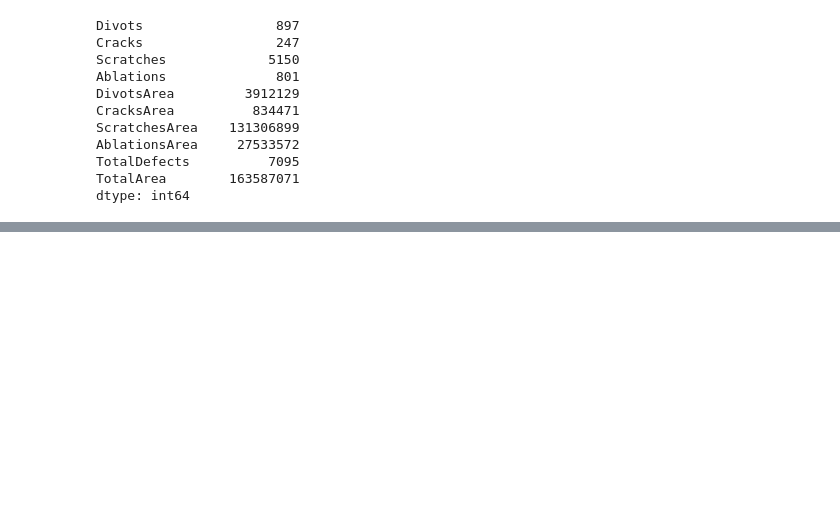
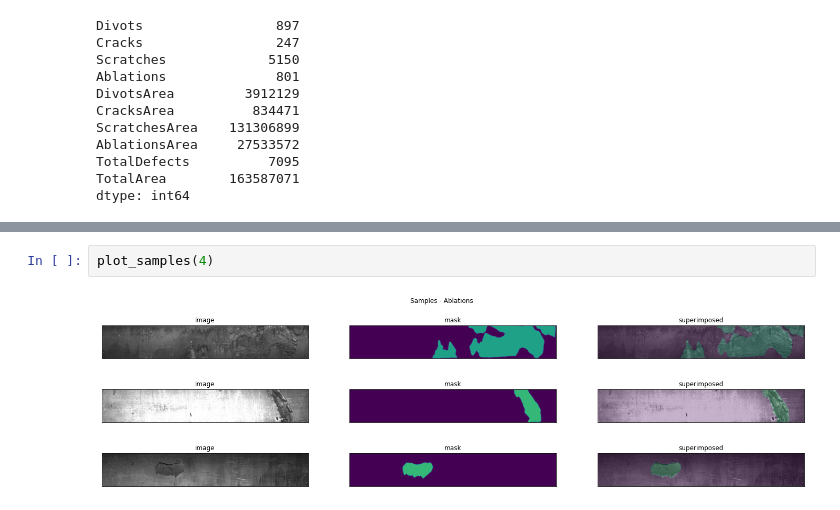
Before and after one commit to bilalcodehub/severstal-steel-defects-detection, a Jupyter notebook: 01_eda.ipynb, the cells around one changed output, grey strips where cells are left out. Drawn from its saved outputs; the diff is of its cells as text; blank space fills up the shorter version.

```diff
--- a/01_eda.ipynb
+++ b/01_eda.ipynb
@@ -66,0 +153,4 @@ dtype: int64
+# %%
+plot_samples(4)
+# %% [output]
+[figure, added]
```
Also changed, not shown: parts of 22 cells of this notebook.
